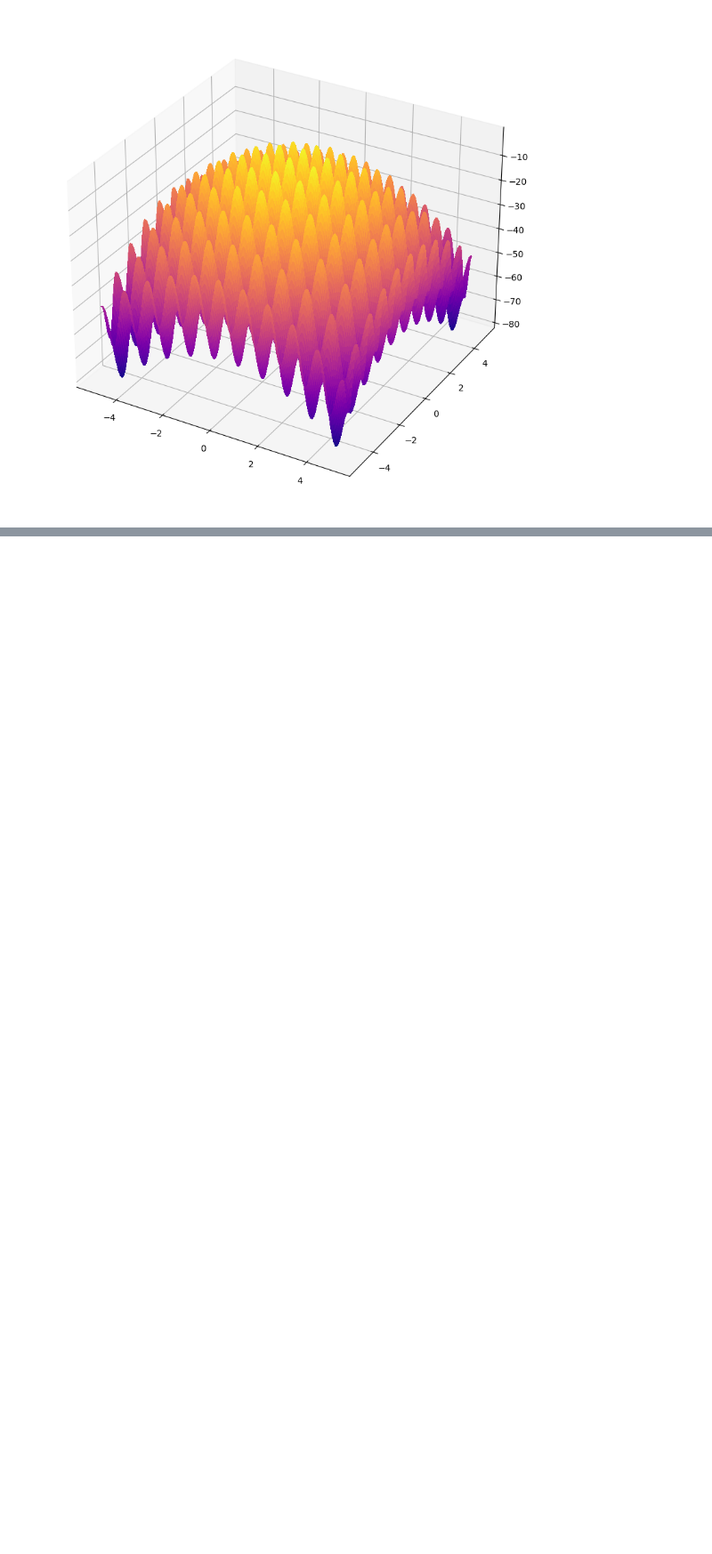
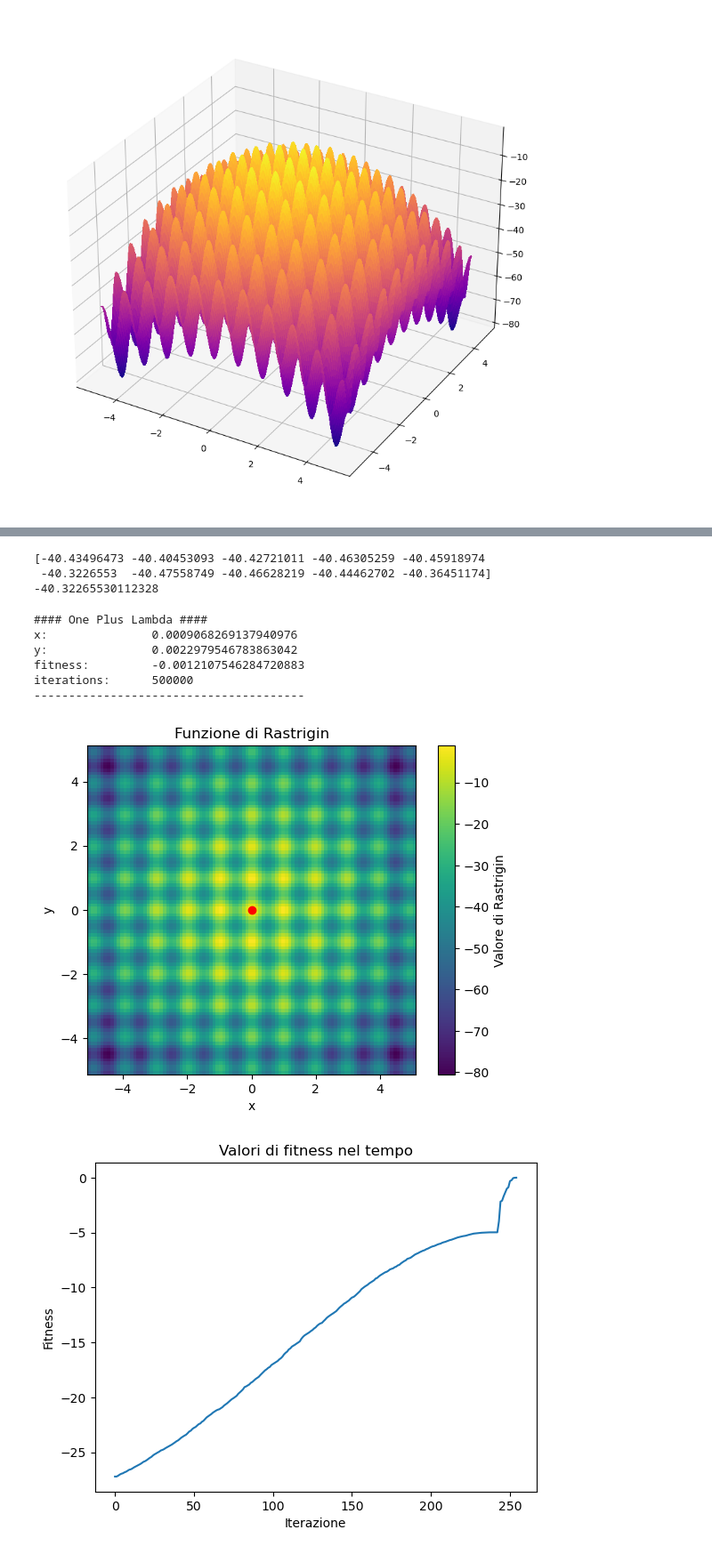
Before and after one commit to NicoloIacobone/Computational_Intelligence, a Jupyter notebook: varie_nico/Single_state.ipynb, the cells around one changed output, grey strips where cells are left out. Shown at 89% size. Cells and saved outputs as stored; diff of their text form; code cells hidden in the pictures; blank space fills up the shorter version.

```diff
--- a/varie_nico/Single_state.ipynb
+++ b/varie_nico/Single_state.ipynb
@@ -615,0 +635,27 @@ iterations:      1000
+# %%
+λ = 10
+sigma = 0.01
+actual_value = 0.5
+
+samples_x = (
+        np.random.normal(loc=0, scale=sigma, size=λ) + actual_value
+    )
+samples_y = (
+        np.random.normal(loc=0, scale=sigma, size=λ) + actual_value
+    )
+fitnesses = rastrigin_nico(samples_x, samples_y)
+best_sample = np.max(fitnesses)
+
+
+print(fitnesses)
+print(best_sample)
+# %% [output]
+[-40.43496473 -40.40453093 -40.42721011 -40.46305259 -40.45918974
+ -40.3226553  -40.47558749 -40.46628219 -40.44462702 -40.36451174]
+-40.32265530112328
+# %%
+class rastr_point:
+    def __init__(self, x, y, fitness):
+        self.x = x
+        self.y = y
+        self.fitness = fitness
@@ -615,0 +729,19 @@ iterations:      1000
+# %%
+x, y, fitness_sol, iterations, fitness_values = one_plus_lambda(10000000, 20, 0.001)
+
+print("#### One Plus Lambda ####")
+print("x:\t\t", x)
+print("y:\t\t", y)
+print("fitness:\t", fitness_sol)
+print("iterations:\t", iterations)
+print("---------------------------------------\n")
+plot_rastrigin(x, y, fitness_values)
+# %% [output]
+#### One Plus Lambda ####
+x:               0.0009068269137940976
+y:               0.0022979546783863042
+fitness:         -0.0012107546284720883
+iterations:      500000
+---------------------------------------
+[figure, added]
+[figure, added]
```
Also changed, not shown: parts of 6 cells of this notebook.
